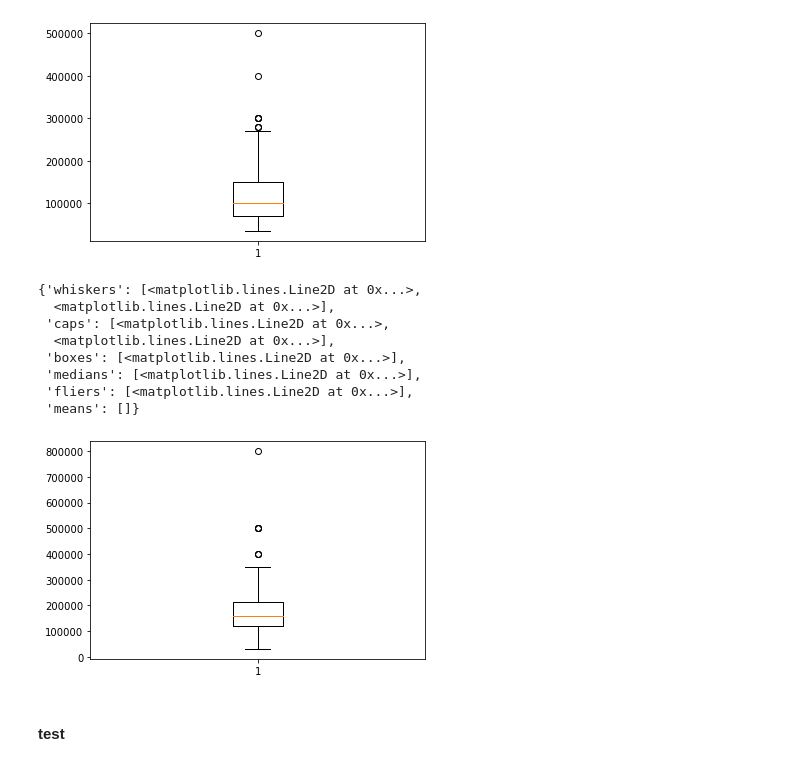
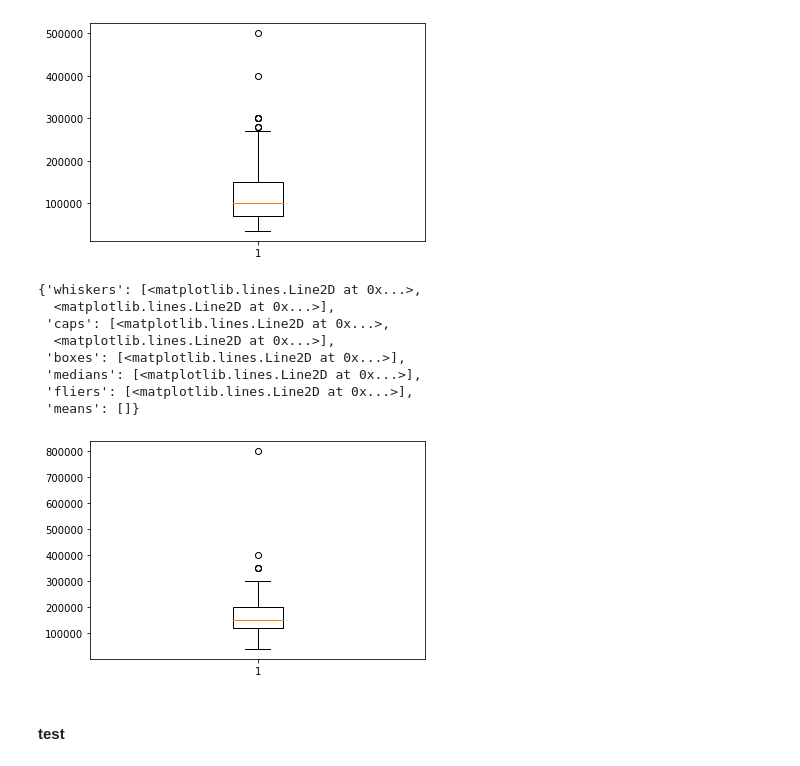
Before and after one commit to tlaanstra/hh_vacancy_skills, a Jupyter notebook: hh.ipynb, the cells around one changed output. Cells and saved outputs as stored; diff of their text form; code cells hidden in the pictures.

```diff
--- a/hh.ipynb
+++ b/hh.ipynb
@@ -361,17 +376,17 @@ plt.boxplot( df_slr.query('slr_from <= 800000 and slr_from > 30000').slr_from.dr
  'means': []}
 [figure]
 # %%
-plt.boxplot( df_slr.query('slr_to <= 800000 and slr_to > 30000').slr_to.dropna())
+plt.boxplot( df_slr.query('slr_from <= @UPPER_BORDER and slr_from > @LOWER_BORDER').slr_to.dropna())
 # %% [output]
 {'whiskers': [<matplotlib.lines.Line2D at 0x...>,
   <matplotlib.lines.Line2D at 0x...>],
  'caps': [<matplotlib.lines.Line2D at 0x...>,
   <matplotlib.lines.Line2D at 0x...>],
  'boxes': [<matplotlib.lines.Line2D at 0x...>],
  'medians': [<matplotlib.lines.Line2D at 0x...>],
  'fliers': [<matplotlib.lines.Line2D at 0x...>],
  'means': []}
-[figure, old version]
+[figure, new version]
 # %% [markdown]
 #### test
 # %%
```
Also changed, not shown: parts of 6 cells of this notebook, 1 other file.
